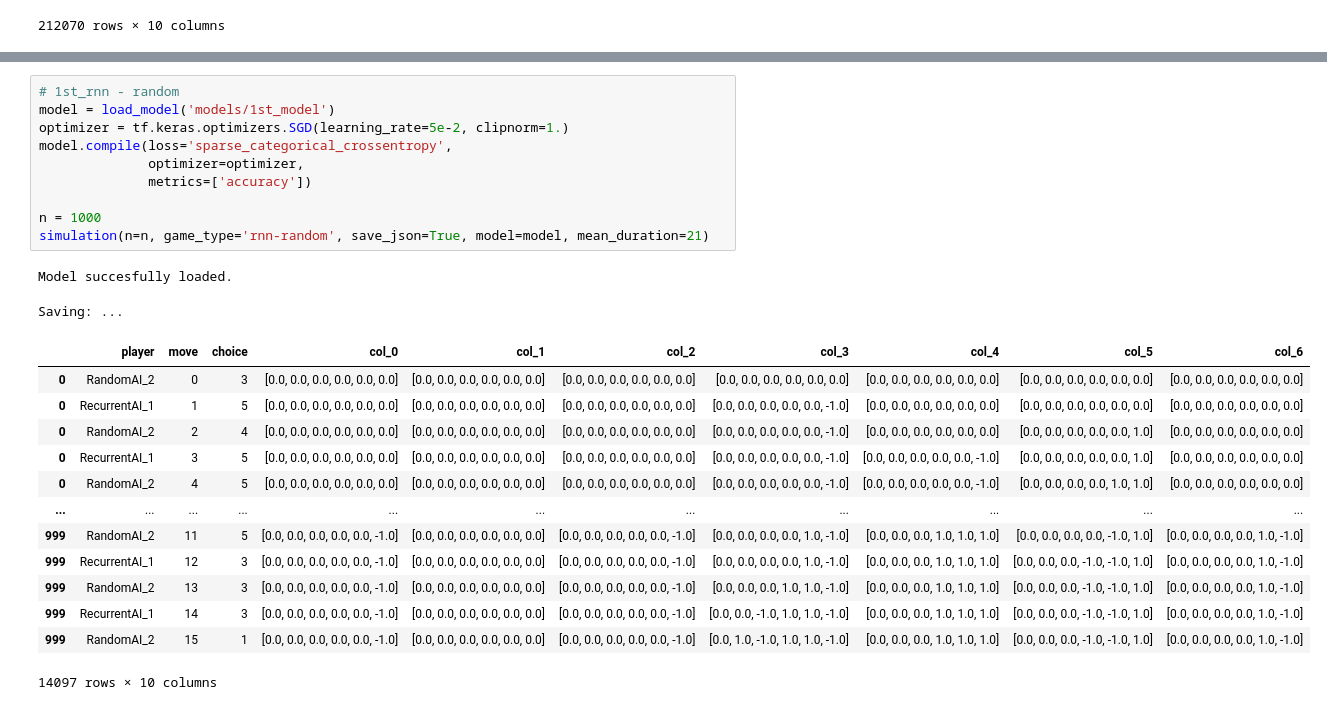
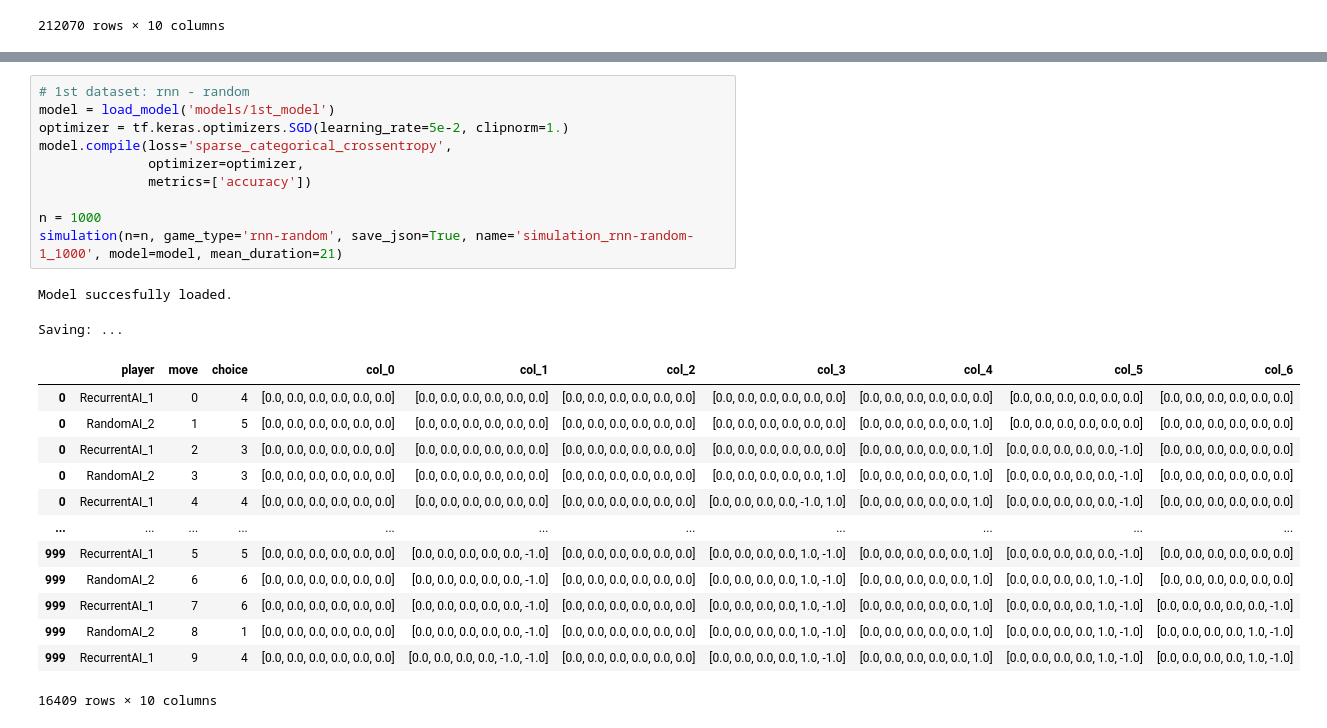
Before and after one commit to zick97/nn_project, a Jupyter notebook: simulations.ipynb, the cells around one changed output, grey strips where cells are left out. Saved outputs shown, nothing was run; the diff lists cells and outputs as text.

```diff
--- a/simulations.ipynb
+++ b/simulations.ipynb
@@ -63,26 +64,26 @@ Saving: ...
 # %%
-# 1st_rnn - random
+# 1st dataset: rnn - random
 model = load_model('models/1st_model')
 optimizer = tf.keras.optimizers.SGD(learning_rate=5e-2, clipnorm=1.)
 model.compile(loss='sparse_categorical_crossentropy',
               optimizer=optimizer,
               metrics=['accuracy'])
 
 n = 1000
-simulation(n=n, game_type='rnn-random', save_json=True, model=model, mean_duration=21)
+simulation(n=n, game_type='rnn-random', save_json=True, name='simulation_rnn-random-1_1000', model=model, mean_duration=21)
 # %% [output]
 Model succesfully loaded.
 Saving: ...
 |  | player | move | choice | col_0 | col_1 | col_2 | col_3 | col_4 | col_5 | col_6 |
-| 0 | RandomAI_2 | 0 | 3 | [0.0, 0.0, 0.0, 0.0, 0.0, 0.0] | [0.0, 0.0, 0.0, 0.0, 0.0, 0.0] | [0.0, 0.0, 0.0, 0.0, 0.0, 0.0] | [0.0, 0.0, 0.0, 0.0, 0.0, 0.0] | [0.0, 0.0, 0.0, 0.0, 0.0, 0.0] | [0.0, 0.0, 0.0, 0.0, 0.0, 0.0] | [0.0, 0.0, 0.0, 0.0, 0.0, 0.0] |
-| 0 | RecurrentAI_1 | 1 | 5 | [0.0, 0.0, 0.0, 0.0, 0.0, 0.0] | [0.0, 0.0, 0.0, 0.0, 0.0, 0.0] | [0.0, 0.0, 0.0, 0.0, 0.0, 0.0] | [0.0, 0.0, 0.0, 0.0, 0.0, -1.0] | [0.0, 0.0, 0.0, 0.0, 0.0, 0.0] | [0.0, 0.0, 0.0, 0.0, 0.0, 0.0] | [0.0, 0.0, 0.0, 0.0, 0.0, 0.0] |
-| 0 | RandomAI_2 | 2 | 4 | [0.0, 0.0, 0.0, 0.0, 0.0, 0.0] | [0.0, 0.0, 0.0, 0.0, 0.0, 0.0] | [0.0, 0.0, 0.0, 0.0, 0.0, 0.0] | [0.0, 0.0, 0.0, 0.0, 0.0, -1.0] | [0.0, 0.0, 0.0, 0.0, 0.0, 0.0] | [0.0, 0.0, 0.0, 0.0, 0.0, 1.0] | [0.0, 0.0, 0.0, 0.0, 0.0, 0.0] |
-| 0 | RecurrentAI_1 | 3 | 5 | [0.0, 0.0, 0.0, 0.0, 0.0, 0.0] | [0.0, 0.0, 0.0, 0.0, 0.0, 0.0] | [0.0, 0.0, 0.0, 0.0, 0.0, 0.0] | [0.0, 0.0, 0.0, 0.0, 0.0, -1.0] | [0.0, 0.0, 0.0, 0.0, 0.0, -1.0] | [0.0, 0.0, 0.0, 0.0, 0.0, 1.0] | [0.0, 0.0, 0.0, 0.0, 0.0, 0.0] |
-| 0 | RandomAI_2 | 4 | 5 | [0.0, 0.0, 0.0, 0.0, 0.0, 0.0] | [0.0, 0.0, 0.0, 0.0, 0.0, 0.0] | [0.0, 0.0, 0.0, 0.0, 0.0, 0.0] | [0.0, 0.0, 0.0, 0.0, 0.0, -1.0] | [0.0, 0.0, 0.0, 0.0, 0.0, -1.0] | [0.0, 0.0, 0.0, 0.0, 1.0, 1.0] | [0.0, 0.0, 0.0, 0.0, 0.0, 0.0] |
+| 0 | RecurrentAI_1 | 0 | 4 | [0.0, 0.0, 0.0, 0.0, 0.0, 0.0] | [0.0, 0.0, 0.0, 0.0, 0.0, 0.0] | [0.0, 0.0, 0.0, 0.0, 0.0, 0.0] | [0.0, 0.0, 0.0, 0.0, 0.0, 0.0] | [0.0, 0.0, 0.0, 0.0, 0.0, 0.0] | [0.0, 0.0, 0.0, 0.0, 0.0, 0.0] | [0.0, 0.0, 0.0, 0.0, 0.0, 0.0] |
+| 0 | RandomAI_2 | 1 | 5 | [0.0, 0.0, 0.0, 0.0, 0.0, 0.0] | [0.0, 0.0, 0.0, 0.0, 0.0, 0.0] | [0.0, 0.0, 0.0, 0.0, 0.0, 0.0] | [0.0, 0.0, 0.0, 0.0, 0.0, 0.0] | [0.0, 0.0, 0.0, 0.0, 0.0, 1.0] | [0.0, 0.0, 0.0, 0.0, 0.0, 0.0] | [0.0, 0.0, 0.0, 0.0, 0.0, 0.0] |
+| 0 | RecurrentAI_1 | 2 | 3 | [0.0, 0.0, 0.0, 0.0, 0.0, 0.0] | [0.0, 0.0, 0.0, 0.0, 0.0, 0.0] | [0.0, 0.0, 0.0, 0.0, 0.0, 0.0] | [0.0, 0.0, 0.0, 0.0, 0.0, 0.0] | [0.0, 0.0, 0.0, 0.0, 0.0, 1.0] | [0.0, 0.0, 0.0, 0.0, 0.0, -1.0] | [0.0, 0.0, 0.0, 0.0, 0.0, 0.0] |
+| 0 | RandomAI_2 | 3 | 3 | [0.0, 0.0, 0.0, 0.0, 0.0, 0.0] | [0.0, 0.0, 0.0, 0.0, 0.0, 0.0] | [0.0, 0.0, 0.0, 0.0, 0.0, 0.0] | [0.0, 0.0, 0.0, 0.0, 0.0, 1.0] | [0.0, 0.0, 0.0, 0.0, 0.0, 1.0] | [0.0, 0.0, 0.0, 0.0, 0.0, -1.0] | [0.0, 0.0, 0.0, 0.0, 0.0, 0.0] |
+| 0 | RecurrentAI_1 | 4 | 4 | [0.0, 0.0, 0.0, 0.0, 0.0, 0.0] | [0.0, 0.0, 0.0, 0.0, 0.0, 0.0] | [0.0, 0.0, 0.0, 0.0, 0.0, 0.0] | [0.0, 0.0, 0.0, 0.0, -1.0, 1.0] | [0.0, 0.0, 0.0, 0.0, 0.0, 1.0] | [0.0, 0.0, 0.0, 0.0, 0.0, -1.0] | [0.0, 0.0, 0.0, 0.0, 0.0, 0.0] |
 | ... | ... | ... | ... | ... | ... | ... | ... | ... | ... | ... |
-| 999 | RandomAI_2 | 11 | 5 | [0.0, 0.0, 0.0, 0.0, 0.0, -1.0] | [0.0, 0.0, 0.0, 0.0, 0.0, 0.0] | [0.0, 0.0, 0.0, 0.0, 0.0, -1.0] | [0.0, 0.0, 0.0, 0.0, 1.0, -1.0] | [0.0, 0.0, 0.0, 1.0, 1.0, 1.0] | [0.0, 0.0, 0.0, 0.0, -1.0, 1.0] | [0.0, 0.0, 0.0, 0.0, 1.0, -1.0] |
-| 999 | RecurrentAI_1 | 12 | 3 | [0.0, 0.0, 0.0, 0.0, 0.0, -1.0] | [0.0, 0.0, 0.0, 0.0, 0.0, 0.0] | [0.0, 0.0, 0.0, 0.0, 0.0, -1.0] | [0.0, 0.0, 0.0, 0.0, 1.0, -1.0] | [0.0, 0.0, 0.0, 1.0, 1.0, 1.0] | [0.0, 0.0, 0.0, -1.0, -1.0, 1.0] | [0.0, 0.0, 0.0, 0.0, 1.0, -1.0] |
-| 999 | RandomAI_2 | 13 | 3 | [0.0, 0.0, 0.0, 0.0, 0.0, -1.0] | [0.0, 0.0, 0.0, 0.0, 0.0, 0.0] | [0.0, 0.0, 0.0, 0.0, 0.0, -1.0] | [0.0, 0.0, 0.0, 1.0, 1.0, -1.0] | [0.0, 0.0, 0.0, 1.0, 1.0, 1.0] | [0.0, 0.0, 0.0, -1.0, -1.0, 1.0] | [0.0, 0.0, 0.0, 0.0, 1.0, -1.0] |
-| 999 | RecurrentAI_1 | 14 | 3 | [0.0, 0.0, 0.0, 0.0, 0.0, -1.0] | [0.0, 0.0, 0.0, 0.0, 0.0, 0.0] | [0.0, 0.0, 0.0, 0.0, 0.0, -1.0] | [0.0, 0.0, -1.0, 1.0, 1.0, -1.0] | [0.0, 0.0, 0.0, 1.0, 1.0, 1.0] | [0.0, 0.0, 0.0, -1.0, -1.0, 1.0] | [0.0, 0.0, 0.0, 0.0, 1.0, -1.0] |
-| 999 | RandomAI_2 | 15 | 1 | [0.0, 0.0, 0.0, 0.0, 0.0, -1.0] | [0.0, 0.0, 0.0, 0.0, 0.0, 0.0] | [0.0, 0.0, 0.0, 0.0, 0.0, -1.0] | [0.0, 1.0, -1.0, 1.0, 1.0, -1.0] | [0.0, 0.0, 0.0, 1.0, 1.0, 1.0] | [0.0, 0.0, 0.0, -1.0, -1.0, 1.0] | [0.0, 0.0, 0.0, 0.0, 1.0, -1.0] |
+| 999 | RecurrentAI_1 | 5 | 5 | [0.0, 0.0, 0.0, 0.0, 0.0, 0.0] | [0.0, 0.0, 0.0, 0.0, 0.0, -1.0] | [0.0, 0.0, 0.0, 0.0, 0.0, 0.0] | [0.0, 0.0, 0.0, 0.0, 1.0, -1.0] | [0.0, 0.0, 0.0, 0.0, 0.0, 1.0] | [0.0, 0.0, 0.0, 0.0, 0.0, -1.0] | [0.0, 0.0, 0.0, 0.0, 0.0, 0.0] |
+| 999 | RandomAI_2 | 6 | 6 | [0.0, 0.0, 0.0, 0.0, 0.0, 0.0] | [0.0, 0.0, 0.0, 0.0, 0.0, -1.0] | [0.0, 0.0, 0.0, 0.0, 0.0, 0.0] | [0.0, 0.0, 0.0, 0.0, 1.0, -1.0] | [0.0, 0.0, 0.0, 0.0, 0.0, 1.0] | [0.0, 0.0, 0.0, 0.0, 1.0, -1.0] | [0.0, 0.0, 0.0, 0.0, 0.0, 0.0] |
+| 999 | RecurrentAI_1 | 7 | 6 | [0.0, 0.0, 0.0, 0.0, 0.0, 0.0] | [0.0, 0.0, 0.0, 0.0, 0.0, -1.0] | [0.0, 0.0, 0.0, 0.0, 0.0, 0.0] | [0.0, 0.0, 0.0, 0.0, 1.0, -1.0] | [0.0, 0.0, 0.0, 0.0, 0.0, 1.0] | [0.0, 0.0, 0.0, 0.0, 1.0, -1.0] | [0.0, 0.0, 0.0, 0.0, 0.0, -1.0] |
+| 999 | RandomAI_2 | 8 | 1 | [0.0, 0.0, 0.0, 0.0, 0.0, 0.0] | [0.0, 0.0, 0.0, 0.0, 0.0, -1.0] | [0.0, 0.0, 0.0, 0.0, 0.0, 0.0] | [0.0, 0.0, 0.0, 0.0, 1.0, -1.0] | [0.0, 0.0, 0.0, 0.0, 0.0, 1.0] | [0.0, 0.0, 0.0, 0.0, 1.0, -1.0] | [0.0, 0.0, 0.0, 0.0, 1.0, -1.0] |
+| 999 | RecurrentAI_1 | 9 | 4 | [0.0, 0.0, 0.0, 0.0, 0.0, 0.0] | [0.0, 0.0, 0.0, 0.0, -1.0, -1.0] | [0.0, 0.0, 0.0, 0.0, 0.0, 0.0] | [0.0, 0.0, 0.0, 0.0, 1.0, -1.0] | [0.0, 0.0, 0.0, 0.0, 0.0, 1.0] | [0.0, 0.0, 0.0, 0.0, 1.0, -1.0] | [0.0, 0.0, 0.0, 0.0, 1.0, -1.0] |
-14097 rows × 10 columns
+16409 rows × 10 columns
```
Also changed, not shown: parts of 6 cells of this notebook, 14 other files.
